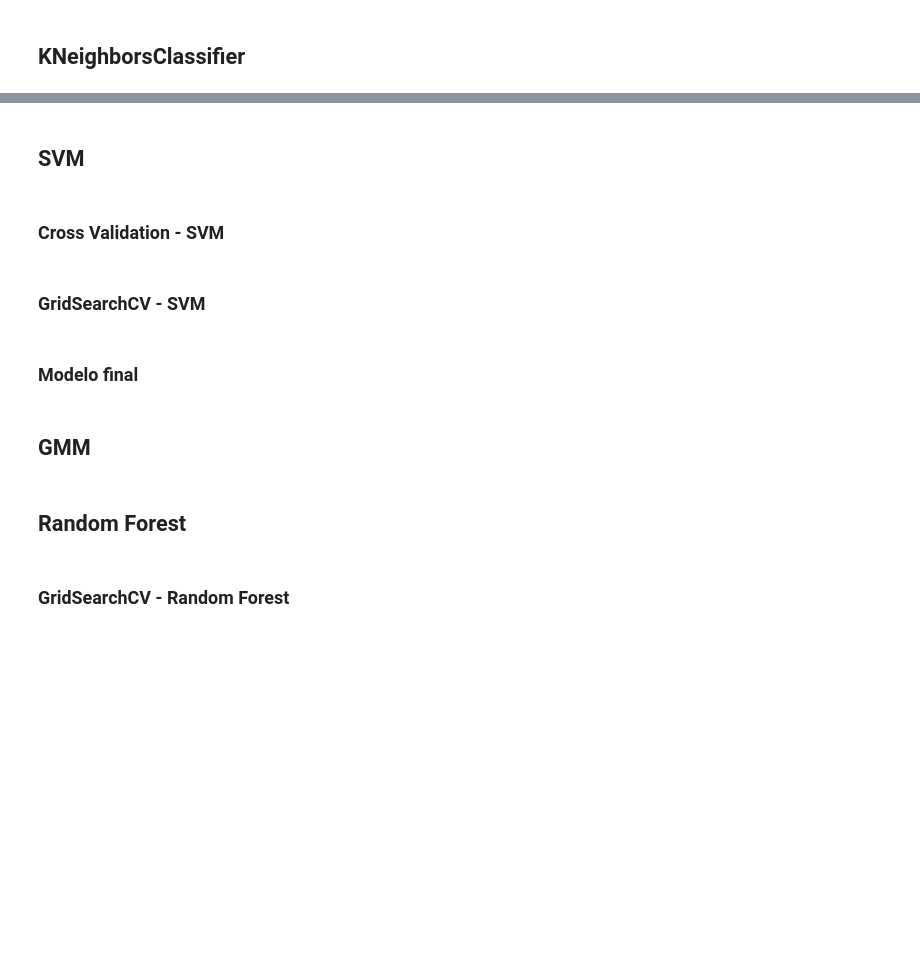
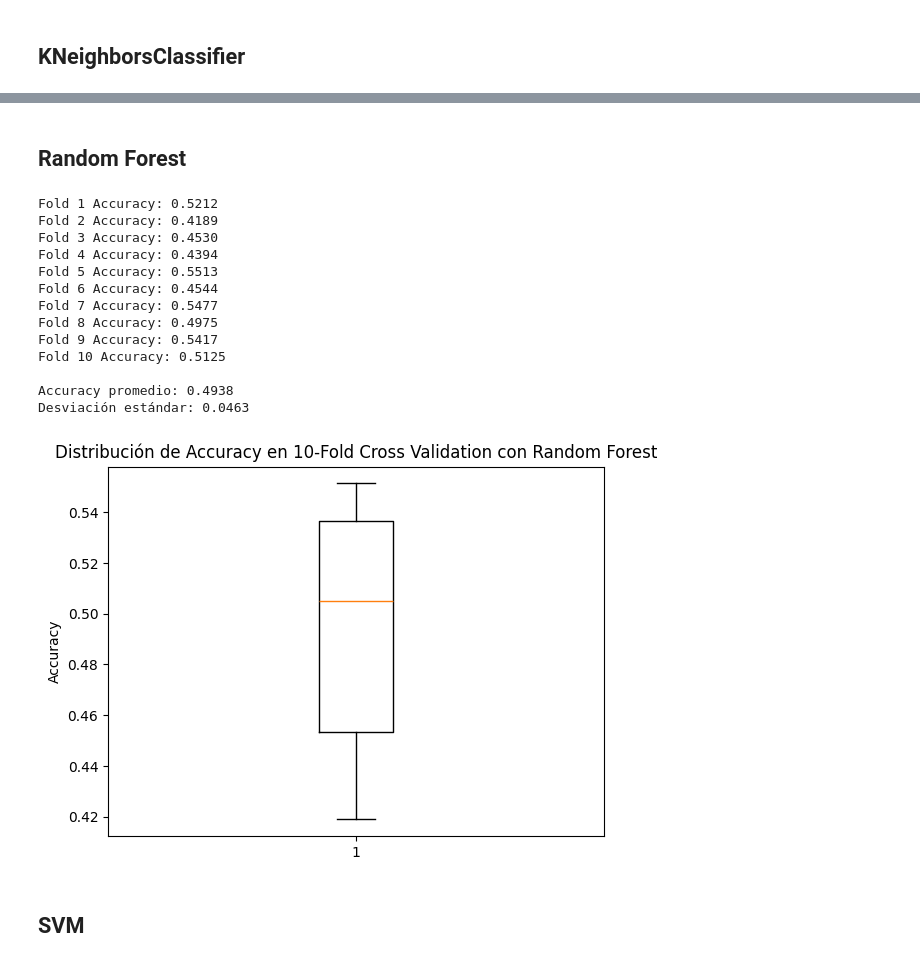
Before and after one commit to colbert6/tfm-clasificador-fuentes-sonoras-ciudad, a Jupyter notebook: notebooks/modelado/MD01-Clasificacion.ipynb, the cells around one changed output, grey strips where cells are left out. Saved outputs shown, nothing was run; the diff lists cells and outputs as text; code cells hidden in the pictures; blank space fills up the shorter version.

```diff
--- a/notebooks/modelado/MD01-Clasificacion.ipynb
+++ b/notebooks/modelado/MD01-Clasificacion.ipynb
@@ -96,14 +136,61 @@ dataset_train_df.head(3)
+# %% [markdown]
+## Random Forest
+# %%
+# Escalar los datos (opcional)
+scaler = StandardScaler()
+X_scaled = scaler.fit_transform(X)
+
+# Configurar el modelo Random Forest
+model_rf = RandomForestClassifier(n_estimators=100, max_depth=None, random_state=42)  # Puedes ajustar los hiperparámetros según sea necesario
+
+# Inicializar lista para almacenar accuracies
+fold_accuracies = []
+
+# Realizar la validación cruzada respetando los folds predefinidos
+for fold in range(1, 11):  # Hay 10 folds en UrbanSound8K
+    # Dividir el dataset en entrenamiento y prueba
+    train_index = folds != fold
+    test_index = folds == fold
+
+    X_train, X_test = X_scaled[train_index], X_scaled[test_index]
+    y_train, y_test = y[train_index], y[test_index]
+
+    # Entrenar el modelo
+    model_rf.fit(X_train, y_train)
+
+    # Predecir y evaluar
+    y_pred = model_rf.predict(X_test)
+    accuracy = accuracy_score(y_test, y_pred)
+    fold_accuracies.append(accuracy)
+
+    print(f"Fold {fold} Accuracy: {accuracy:.4f}")
+
+# Mostrar el promedio y desviación estándar
+mean_accuracy = np.mean(fold_accuracies)
+std_accuracy = np.std(fold_accuracies)
+
+print(f"\nAccuracy promedio: {mean_accuracy:.4f}")
+print(f"Desviación estándar: {std_accuracy:.4f}")
+
+# Opcional: Visualizar los resultados con un boxplot
+plt.boxplot(fold_accuracies)
+plt.title('Distribución de Accuracy en 10-Fold Cross Validation con Random Forest')
+plt.ylabel('Accuracy')
+plt.show()
+# %% [output]
+Fold 1 Accuracy: 0.5212
+Fold 2 Accuracy: 0.4189
+Fold 3 Accuracy: 0.4530
+Fold 4 Accuracy: 0.4394
+Fold 5 Accuracy: 0.5513
+Fold 6 Accuracy: 0.4544
+Fold 7 Accuracy: 0.5477
+Fold 8 Accuracy: 0.4975
+Fold 9 Accuracy: 0.5417
+Fold 10 Accuracy: 0.5125
+
+Accuracy promedio: 0.4938
+Desviación estándar: 0.0463
+[figure, added]
 # %% [markdown]
 ## SVM
-# %% [markdown]
-### Cross Validation - SVM
-# %% [markdown]
-### GridSearchCV - SVM
-# %% [markdown]
-### Modelo final
-# %% [markdown]
-## GMM
-# %% [markdown]
-## Random Forest
-# %% [markdown]
-### GridSearchCV - Random Forest
```
Also changed, not shown: parts of 10 cells of this notebook, 12 other files.
